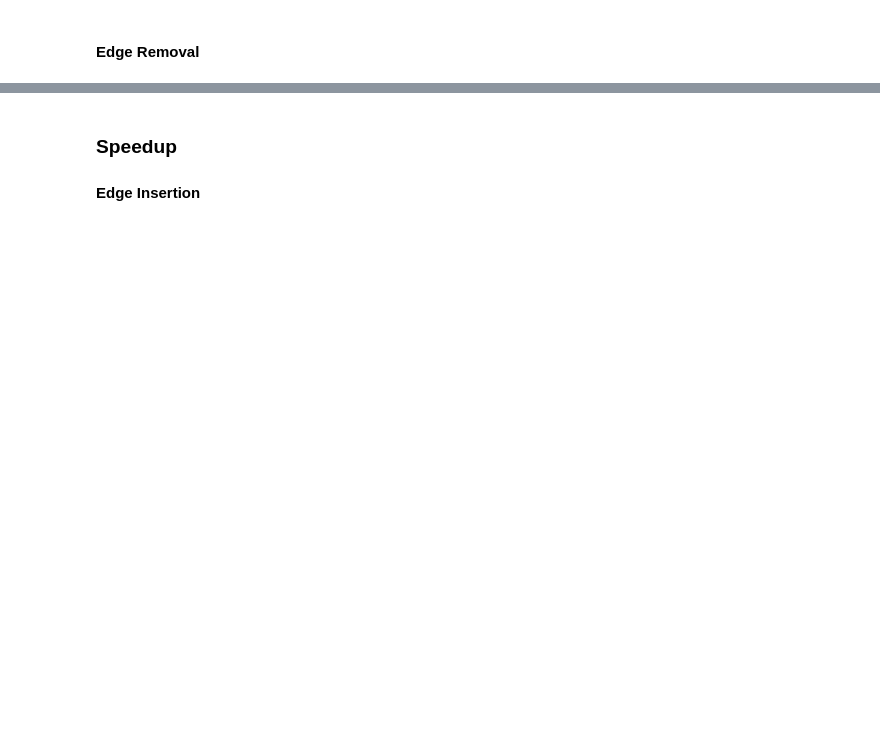
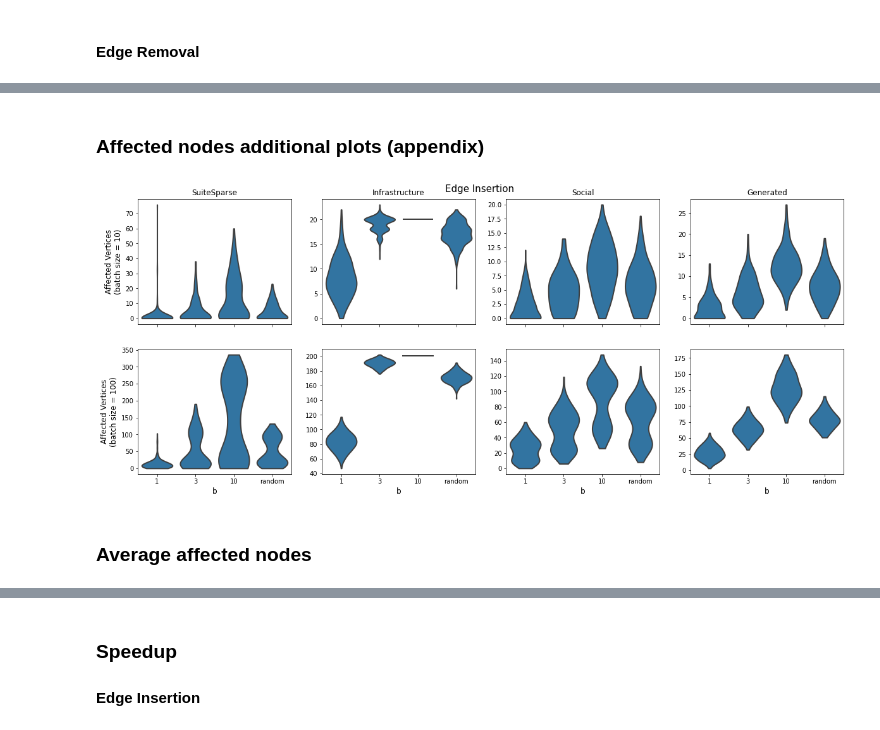
Before and after one commit to hu-macsy/cn-2024-dynamic-b-suitor-experiments, a Jupyter notebook: Evaluation.ipynb, the cells around one changed output, grey strips where cells are left out. Drawn from its saved outputs; the diff is of its cells as text; code cells hidden in the pictures; blank space fills up the shorter version.

```diff
--- a/Evaluation.ipynb
+++ b/Evaluation.ipynb
@@ -174,0 +175,25 @@ plt.savefig('./plots/affected_insertion.pdf', format="pdf", bbox_inches='tight')
+# %% [markdown]
+### Affected nodes additional plots (appendix)
+# %%
+fig, axs = plt.subplots(2, 4, figsize=(20, 8), sharex='all')
+
+cols = ['{}'.format(col) for col in ['SuiteSparse', 'Infrastructure', 'Social', 'Generated']]
+rows = ['{}'.format(col) for col in ['Affected Vertices\n(batch size = 1)', 'Affected Vertices\n(batch size = 10)', 'Affected Vertices\n(batch size = 100)', 'Affected Vertices\n(batch size = 1000)']]
+
+for ax, col in zip(axs[0], cols):
+    ax.set_title(col)
+
+axs[0,0].set_ylabel(rows[1], rotation=90, fontsize=12, labelpad=5)
+axs[1,0].set_ylabel(rows[2], rotation=90, fontsize=12, labelpad=5)
+
+for ax in axs[1,:]:
+    ax.set_xlabel('b', fontsize=12)
+
+fig.suptitle("Edge Insertion", y=0.92, fontsize=15)
+
+df_affected.groupby('batch_size').apply(plotter, op = 'insert', column = 'affected_nodes', rows=['10e1','10e2'])
+plt.savefig('./plots/affected_insertion_appendix.pdf', format="pdf", bbox_inches='tight')
+# %% [output]
+[figure, added]
+# %% [markdown]
+### Average affected nodes
```
Also changed, not shown: parts of 14 cells of this notebook, 2 other files.
